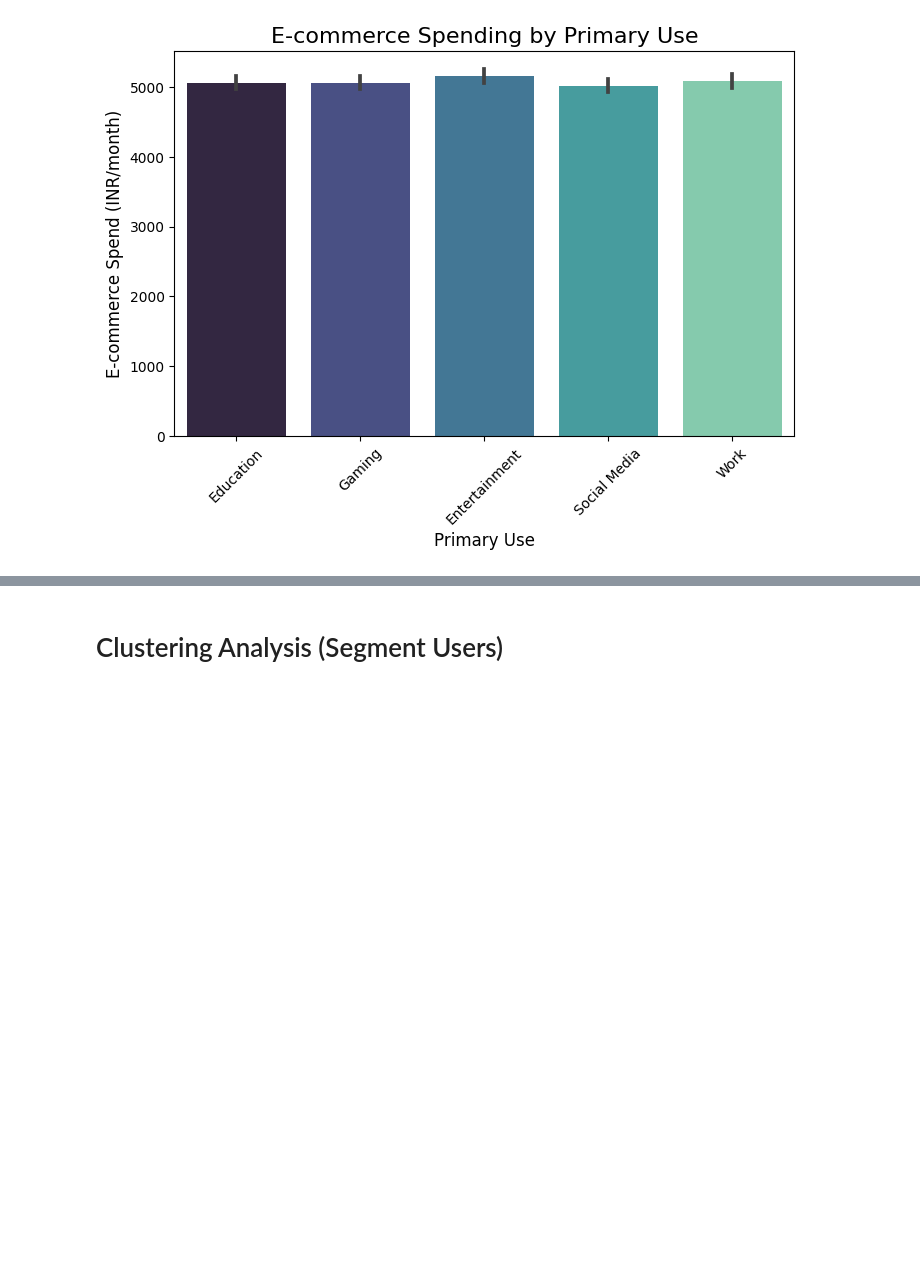
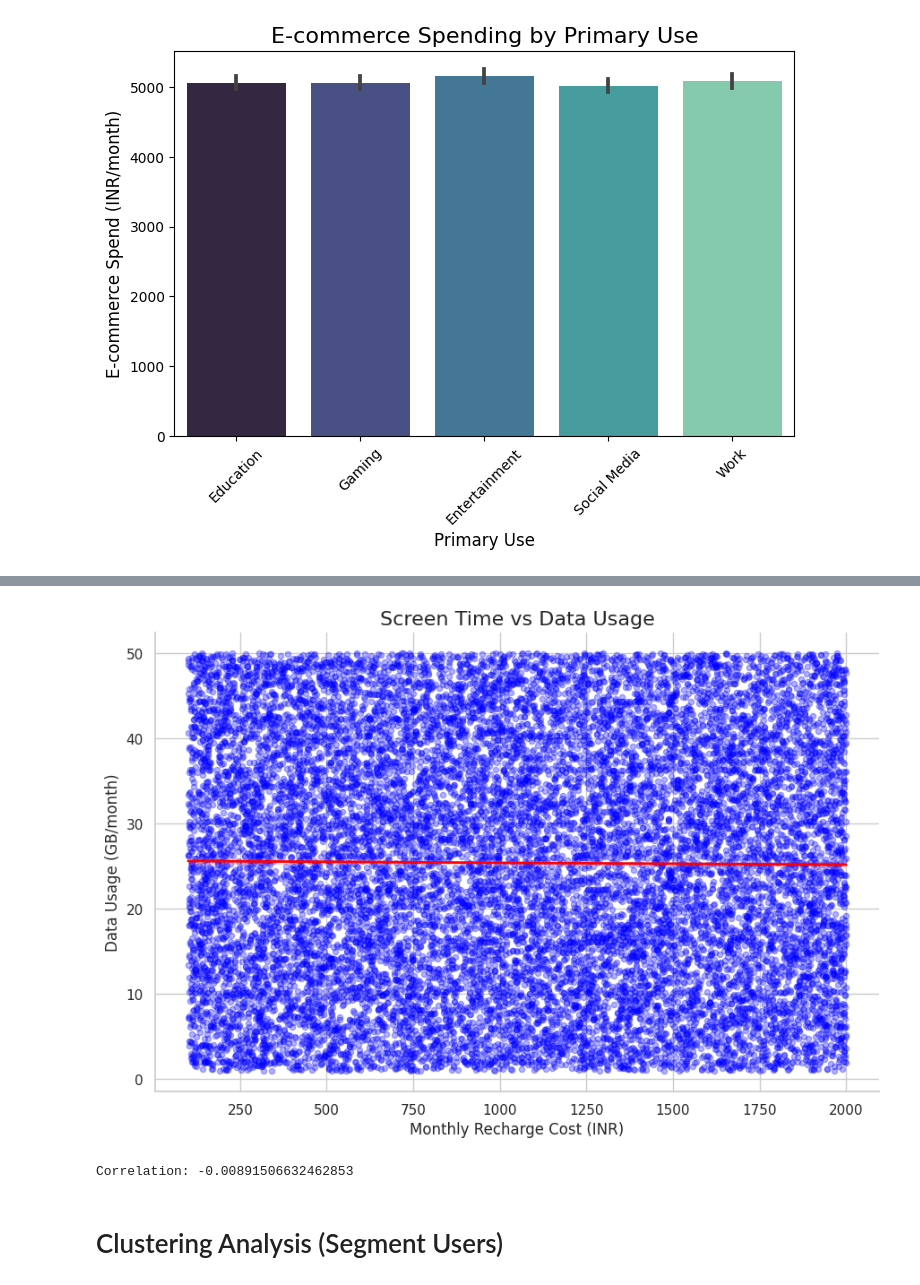
Before and after one commit to badhon1512/Data-Analysis, a Jupyter notebook: indian_phone_usage_analysis.ipynb, the cells around one changed output, grey strips where cells are left out. Saved outputs shown, nothing was run; the diff lists cells and outputs as text; code cells hidden in the pictures; blank space fills up the shorter version.

```diff
--- a/indian_phone_usage_analysis.ipynb
+++ b/indian_phone_usage_analysis.ipynb
@@ -176,0 +200,14 @@ plt.show()
+# %%
+sns.lmplot(
+    x='Monthly Recharge Cost (INR)',
+    y='Data Usage (GB/month)',
+    data=df,
+    height=6,
+    aspect=1.5,
+    scatter_kws={'alpha': 0.3, 's': 20, 'color': 'blue'},  # Reduced opacity and size
+    line_kws={'color': 'red', 'linewidth': 2}             # Regression line style
+)
+plt.title('Screen Time vs Data Usage', fontsize=16)
+plt.show()
+# %% [output]
+[figure, added]
@@ -177,3 +216,8 @@ plt.show()
+# %%
+corr = df['Monthly Recharge Cost (INR)'].corr(df['Data Usage (GB/month)'])
+print(f"Correlation: {corr}")
+# %% [output]
+Correlation: -0.00891506632462853
 # %% [markdown]
 # Clustering Analysis (Segment Users)
 # %%
```
Also changed, not shown: parts of 5 cells of this notebook.
